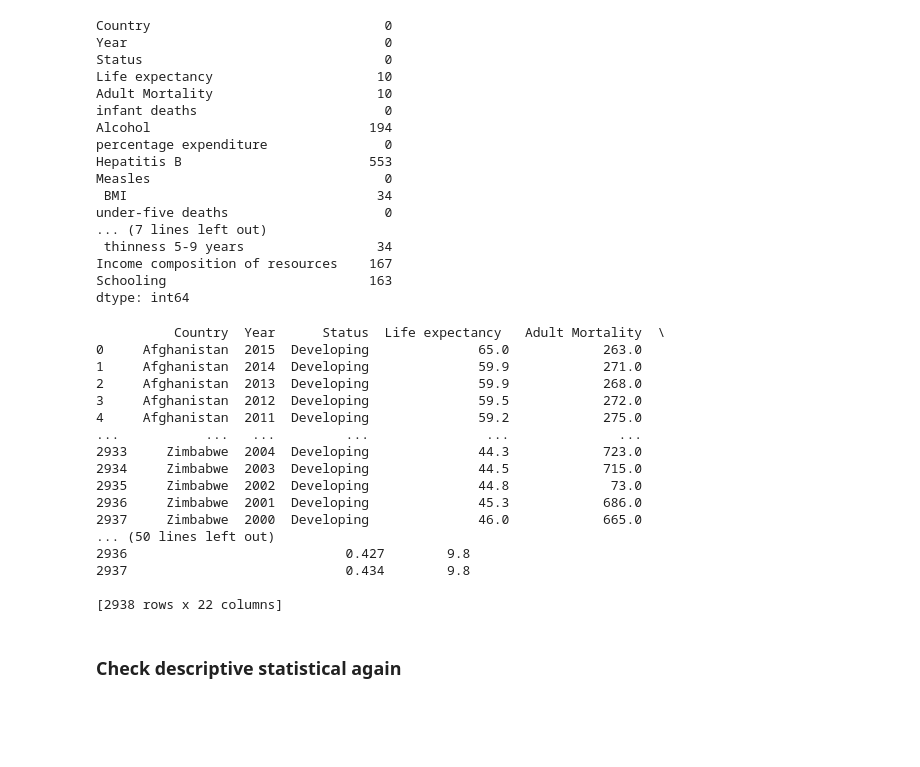
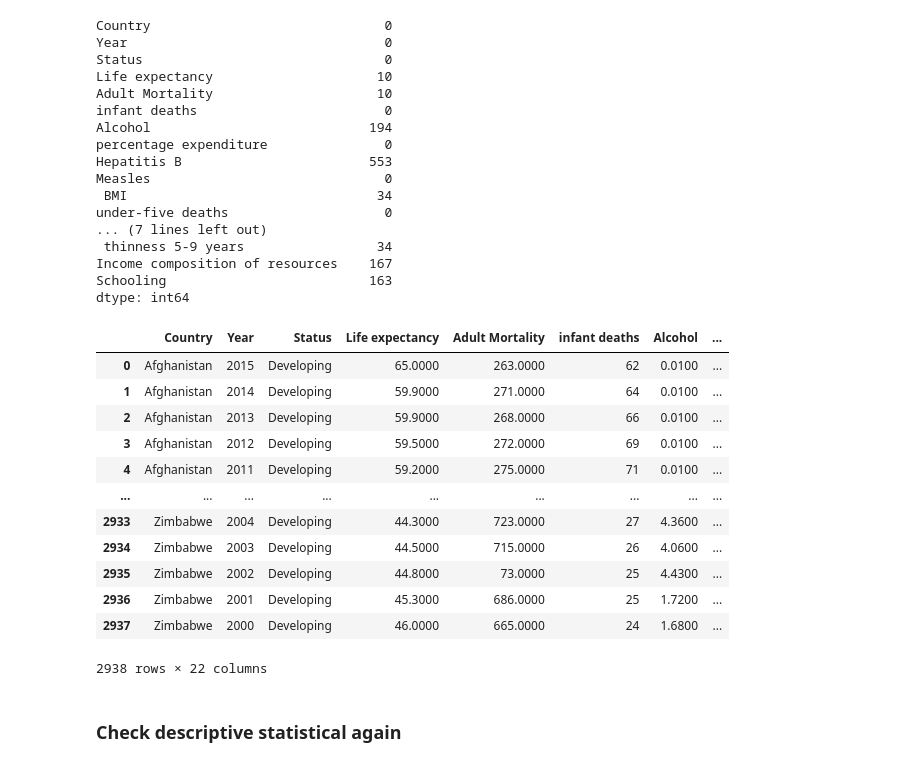
Before and after one commit to ov3ipo/SM_Project, a Jupyter notebook: project.ipynb, the cells around one changed output. Cells and saved outputs as stored; diff of their text form; code cells hidden in the pictures; blank space fills up the shorter version.

```diff
--- a/project.ipynb
+++ b/project.ipynb
@@ -67,37 +88,33 @@ dtype: int64
 # %%
 # Reinformation
 df = pd.DataFrame(df)
 
 # Assuming df_main should be a copy of df before interpolation (if needed)
 df_main = df.copy()
 
 # Interpolating specific columns
 filled_col = df[['Life expectancy ', 'Adult Mortality', 'Alcohol', 'Hepatitis B']].interpolate()
 
 # Correctly assigning interpolated columns back to df_main
 df_main['Life expectancy '] = filled_col['Life expectancy ']
 df_main['Adult Mortality'] = filled_col['Adult Mortality']
 df_main['Alcohol'] = filled_col['Alcohol']
 df_main['Hepatitis B'] = filled_col['Hepatitis B']
 
-print(df_main)
+df_main
 # %% [output]
+|  | Country | Year | Status | Life expectancy | Adult Mortality | infant deaths | Alcohol | ... |
+| 0 | Afghanistan | 2015 | Developing | 65.0000 | 263.0000 | 62 | 0.0100 | ... |
+| 1 | Afghanistan | 2014 | Developing | 59.9000 | 271.0000 | 64 | 0.0100 | ... |
+| 2 | Afghanistan | 2013 | Developing | 59.9000 | 268.0000 | 66 | 0.0100 | ... |
+| 3 | Afghanistan | 2012 | Developing | 59.5000 | 272.0000 | 69 | 0.0100 | ... |
+| 4 | Afghanistan | 2011 | Developing | 59.2000 | 275.0000 | 71 | 0.0100 | ... |
+| ... | ... | ... | ... | ... | ... | ... | ... | ... |
+| 2933 | Zimbabwe | 2004 | Developing | 44.3000 | 723.0000 | 27 | 4.3600 | ... |
+| 2934 | Zimbabwe | 2003 | Developing | 44.5000 | 715.0000 | 26 | 4.0600 | ... |
+| 2935 | Zimbabwe | 2002 | Developing | 44.8000 | 73.0000 | 25 | 4.4300 | ... |
+| 2936 | Zimbabwe | 2001 | Developing | 45.3000 | 686.0000 | 25 | 1.7200 | ... |
+| 2937 | Zimbabwe | 2000 | Developing | 46.0000 | 665.0000 | 24 | 1.6800 | ... |
-          Country  Year      Status  Life expectancy   Adult Mortality  \
-0     Afghanistan  2015  Developing              65.0            263.0
-1     Afghanistan  2014  Developing              59.9            271.0
-2     Afghanistan  2013  Developing              59.9            268.0
-3     Afghanistan  2012  Developing              59.5            272.0
-4     Afghanistan  2011  Developing              59.2            275.0
-...           ...   ...         ...               ...              ...
-2933     Zimbabwe  2004  Developing              44.3            723.0
-2934     Zimbabwe  2003  Developing              44.5            715.0
-2935     Zimbabwe  2002  Developing              44.8             73.0
-2936     Zimbabwe  2001  Developing              45.3            686.0
-2937     Zimbabwe  2000  Developing              46.0            665.0
-... (50 lines left out)
-2936                            0.427        9.8
-2937                            0.434        9.8
-
-[2938 rows x 22 columns]
+2938 rows × 22 columns
 # %% [markdown]
 ### Check descriptive statistical again
```
Also changed, not shown: parts of 5 cells of this notebook.
